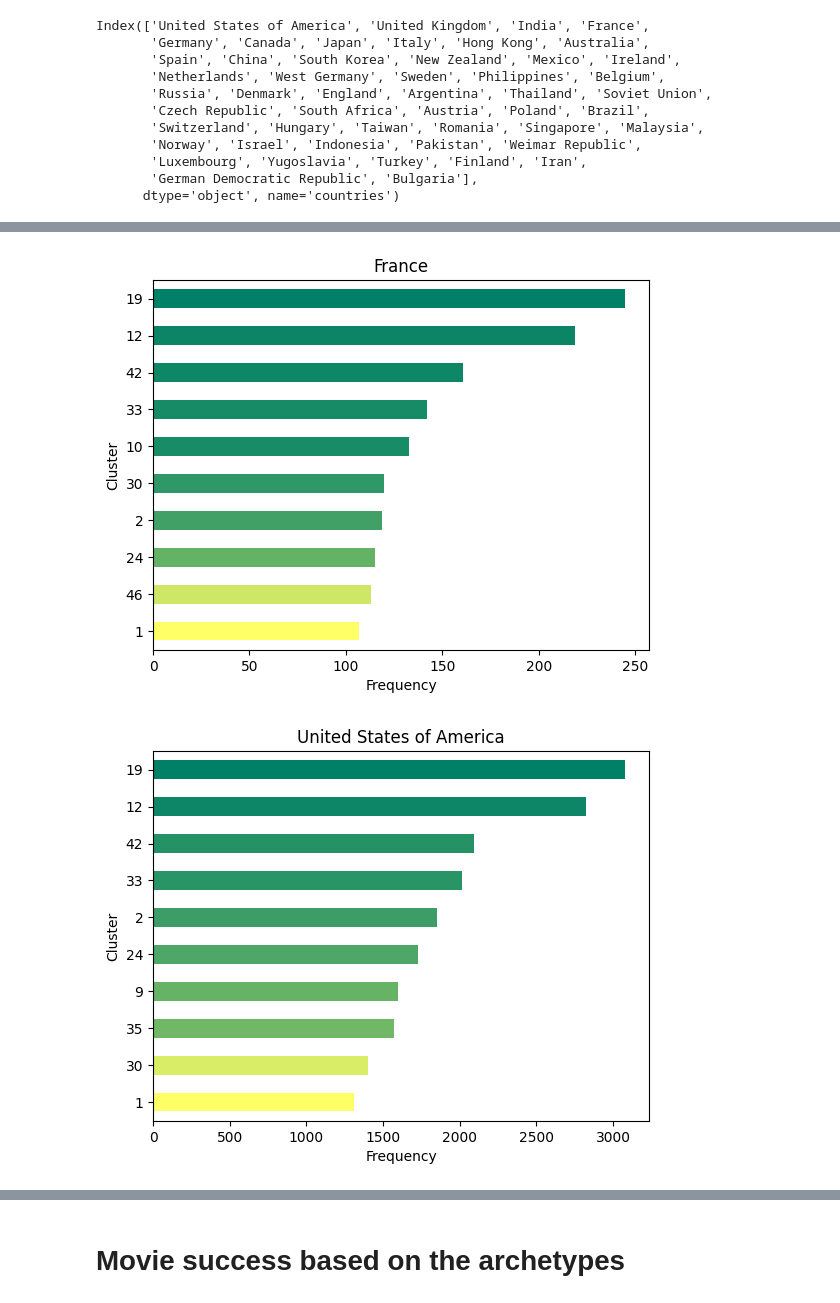
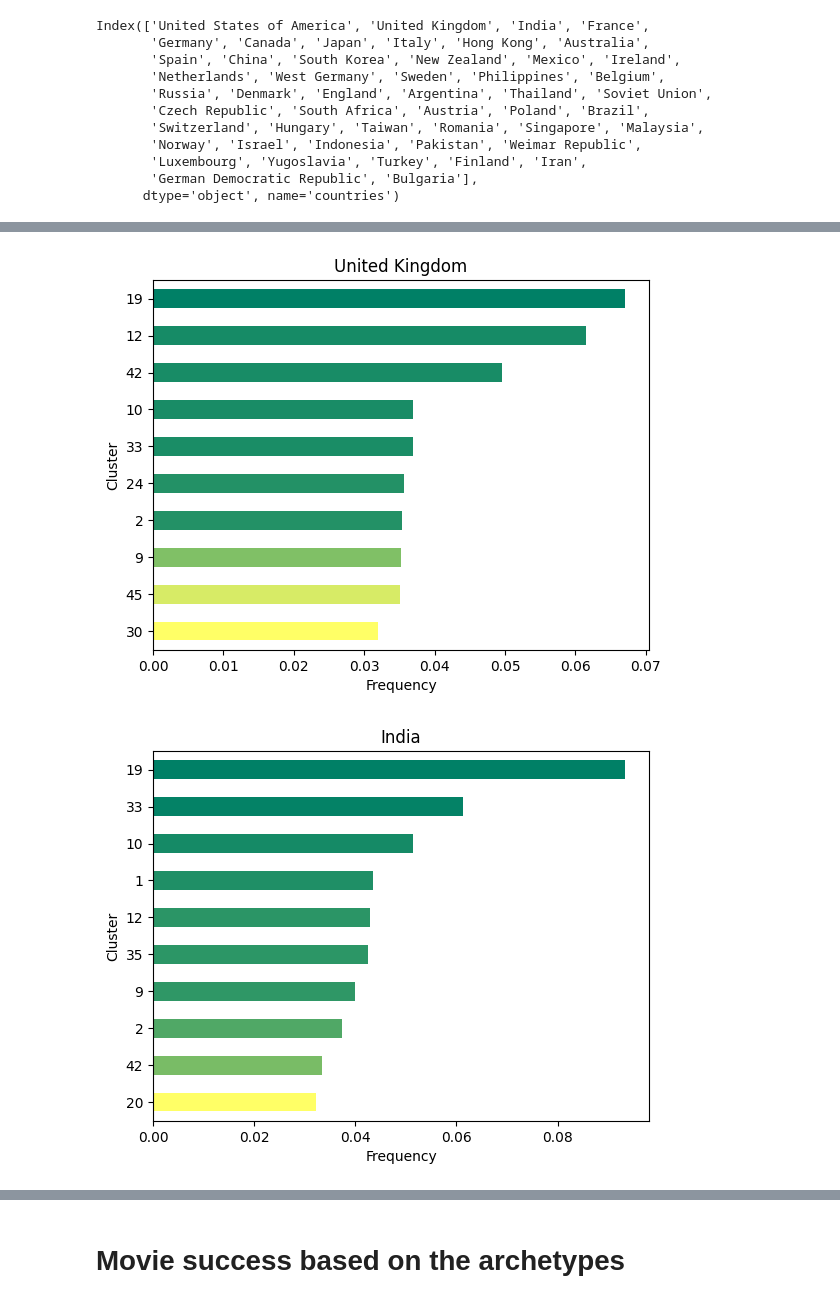
Before and after one commit to epfl-ada/ada-2023-project-perrysplatypuses, a Jupyter notebook: milestone3_mikhail.ipynb, the cells around one changed output, grey strips where cells are left out. Saved outputs shown, nothing was run; the diff lists cells and outputs as text; code cells hidden in the pictures.

```diff
--- a/milestone3_mikhail.ipynb
+++ b/milestone3_mikhail.ipynb
@@ -533,4 +530,9 @@ Index(['United States of America', 'United Kingdom', 'India', 'France',
        'Luxembourg', 'Yugoslavia', 'Turkey', 'Finland', 'Iran',
        'German Democratic Republic', 'Bulgaria'],
       dtype='object', name='countries')
+# %%
+# we have Germany, West Germany, Weimar Republic, German Democratic Republic - let's merge them
+archetype_by_country.loc['Germany'] = archetype_by_country.loc[['Germany', 'West Germany', 'Weimar Republic', 'German Democratic Republic']].sum()
+
+archetype_by_country = archetype_by_country.drop(['West Germany', 'Weimar Republic', 'German Democratic Republic'])
 # %%
@@ -575,0 +544,3 @@ archetype_by_country.drop(['West Germany', 'Weimar Republic', 'German Democratic
+# %%
+normalized_archetype_by_country = (archetype_by_country)/(archetype_by_country.values.sum(1).reshape(-1, 1))
+normalized_archetype_by_country.head()
@@ -580,12 +560,12 @@ colormap = plt.cm.summer
 
 
 
-countries = ['Germany', 'France', 'United States of America', 'Soviet Union']
+countries = archetype_by_country.sum(1).sort_values(ascending=False)[:5].index
 
 for country in countries:
 
 
-    top_country_arch = archetype_by_country.loc[country].sort_values(ascending=False)[:10]
+    top_country_arch = normalized_archetype_by_country.loc[country].sort_values(ascending=False)[:10]
     normalize = Normalize(vmin=top_country_arch.min(), vmax=top_country_arch.max())
 
     top_country_arch[::-1].plot(kind='barh', color=colormap(normalize(top_country_arch)))
@@ -598,2 +578,2 @@ for country in countries:
-[figure, old version]
+[figure, new version]
-[figure, old version]
+[figure, new version]
```
Also changed, not shown: parts of 7 cells of this notebook.
